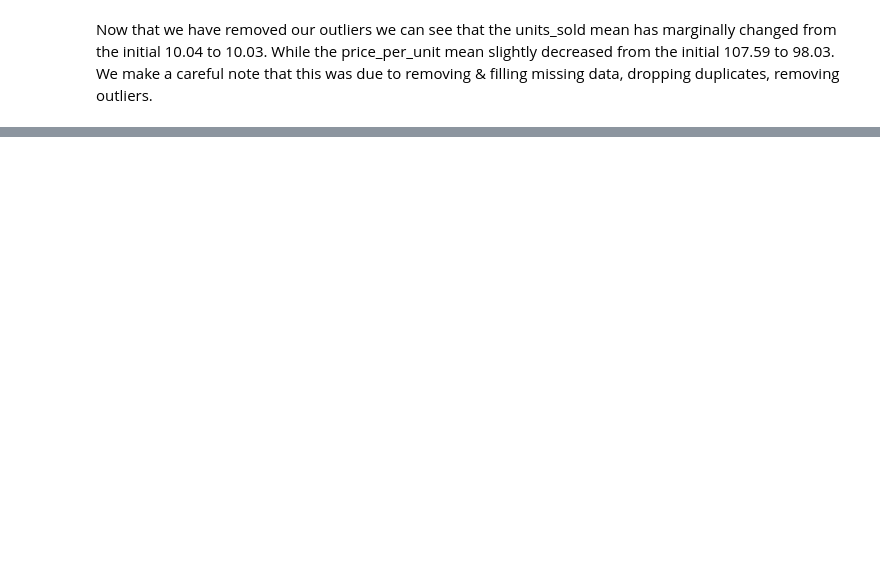
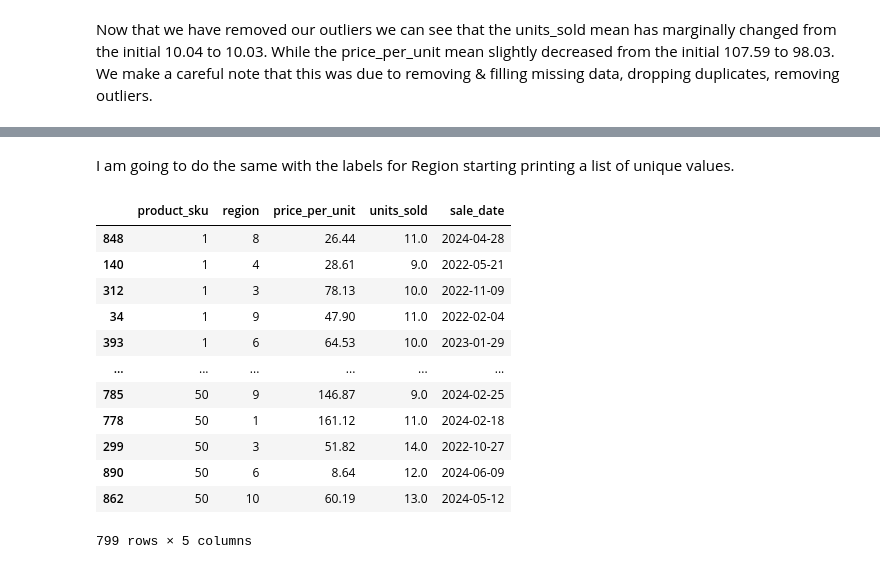
Before and after one commit to ajkam/schulich_data_science, a Jupyter notebook: Assignments/Assignment_1_v2.ipynb, the cells around one changed output, grey strips where cells are left out. Drawn from its saved outputs; the diff is of its cells as text; code cells hidden in the pictures; blank space fills up the shorter version.

```diff
--- a/Assignments/Assignment_1_v2.ipynb
+++ b/Assignments/Assignment_1_v2.ipynb
@@ -279,6 +653,22 @@ print(df['region'].unique())
+# %% [markdown]
+I am going to do the same with the labels for Region starting printing a list of unique values.
 # %%
 df = df.replace(['Region_3', 'Region_1', 'Region_6', 'Region_7', 'Region_9', 'Region_2',
- 'Region_4', 'Region_5', 'Region_8', 'Region_10'], ['R3', 'R1', 'R6', 'R7', 'R9', 'R2',
- 'R4', 'R5', 'R8', 'R10']
+ 'Region_4', 'Region_5', 'Region_8', 'Region_10'], [3, 1, 6, 7, 9, 2,
+ 4, 5, 8, 10]
 )
 df
+# %% [output]
+|  | product_sku | region | price_per_unit | units_sold | sale_date |
+| 848 | 1 | 8 | 26.44 | 11.0 | 2024-04-28 |
+| 140 | 1 | 4 | 28.61 | 9.0 | 2022-05-21 |
+| 312 | 1 | 3 | 78.13 | 10.0 | 2022-11-09 |
+| 34 | 1 | 9 | 47.90 | 11.0 | 2022-02-04 |
+| 393 | 1 | 6 | 64.53 | 10.0 | 2023-01-29 |
+| ... | ... | ... | ... | ... | ... |
+| 785 | 50 | 9 | 146.87 | 9.0 | 2024-02-25 |
+| 778 | 50 | 1 | 161.12 | 11.0 | 2024-02-18 |
+| 299 | 50 | 3 | 51.82 | 14.0 | 2022-10-27 |
+| 890 | 50 | 6 | 8.64 | 12.0 | 2024-06-09 |
+| 862 | 50 | 10 | 60.19 | 13.0 | 2024-05-12 |
+799 rows × 5 columns
```
Also changed, not shown: parts of 88 cells of this notebook.
